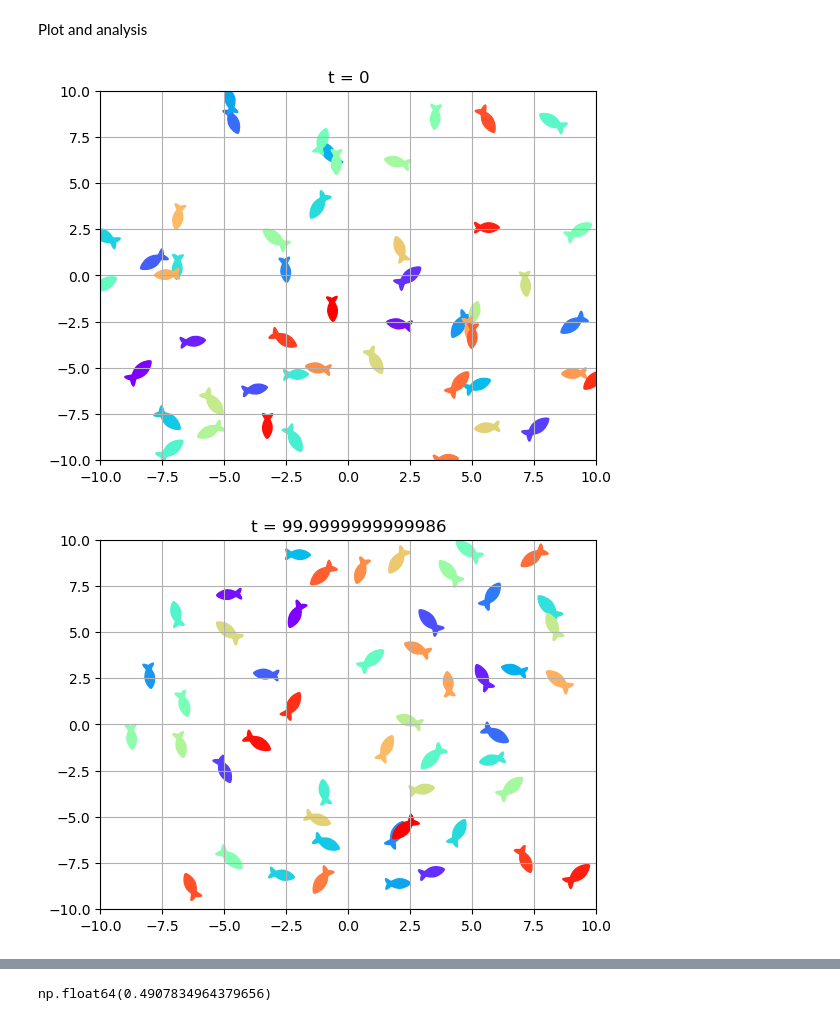
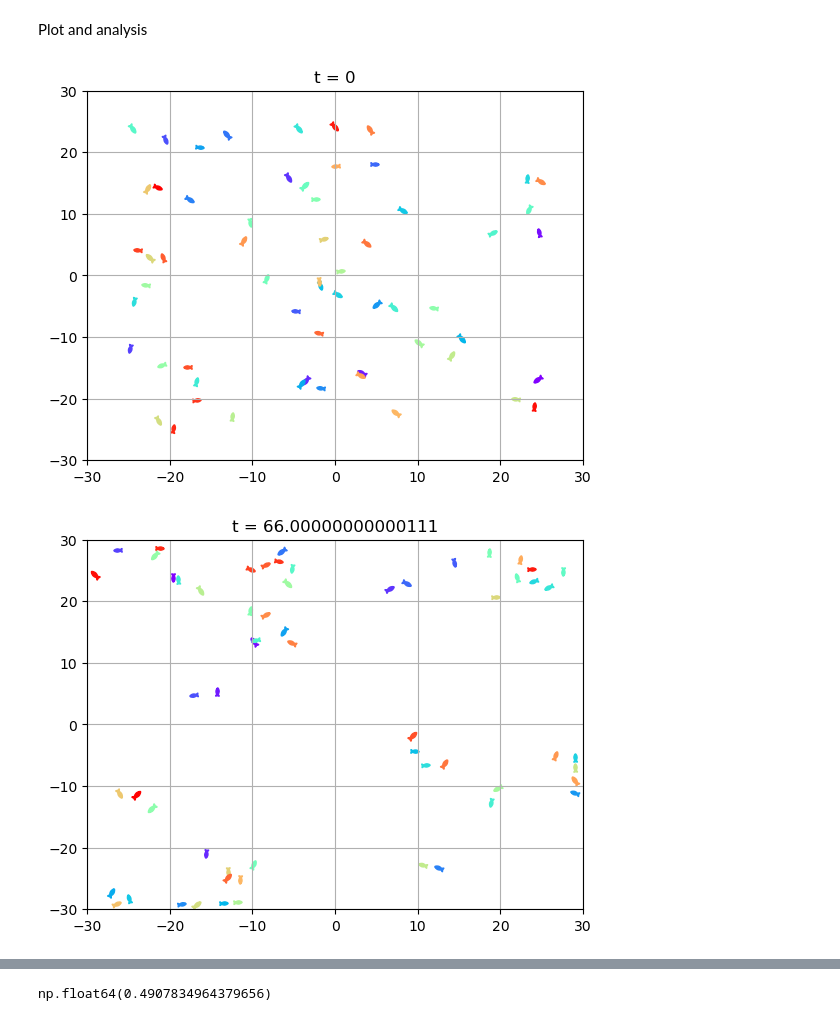
Before and after one commit to Bobomoto/PHYS250-Final-Project, a Jupyter notebook: Finalproject.ipynb, the cells around one changed output, grey strips where cells are left out. Saved outputs shown, nothing was run; the diff lists cells and outputs as text; code cells hidden in the pictures.

```diff
--- a/Finalproject.ipynb
+++ b/Finalproject.ipynb
@@ -326,26 +325,26 @@ def plot(coords, radorientations, viewrange = (-50,50), title = '', fishmarker =
     plt.show()
 # %%
 numiterations = 1000
-poolrange = 20 #poolrange/2 is the length of each side
-initcoordmax = 10 #essentially initial density
-numfish = 50
+poolrange = 60 #poolrange/2 is the length of each side
+initcoordmax = 25 #essentially initial density
+numfish = 60
 inittime = 0
 positionarray = []
 speedarray = []
 
 pos, motorientations, motspeeds, motvelocity = initialize(numfish, initcoordmax)
 plot(pos, motorientations, viewrange = (-poolrange/2,poolrange/2), title = 't = 0')
 
 #run the function numiteration times and keep track of positions
 for i in np.arange(numiterations):
     pos, motorientations, motspeeds, motvelocity, inittime = updatefish(pos, motorientations, motspeeds, motvelocity, time = inittime, arenarange = poolrange)
     speedarray.append(copy.deepcopy(motspeeds))
     positionarray.append(copy.deepcopy(pos))
 
 plot(pos, motorientations, viewrange = (-poolrange/2,poolrange/2), title = f't = {inittime}')
 # %% [output]
-[figure, old version]
+[figure, new version]
-[figure, old version]
+[figure, new version]
 # %%
 #trajectory plot
 fig, ax = plt.subplots()
```
Also changed, not shown: parts of 3 cells of this notebook.
